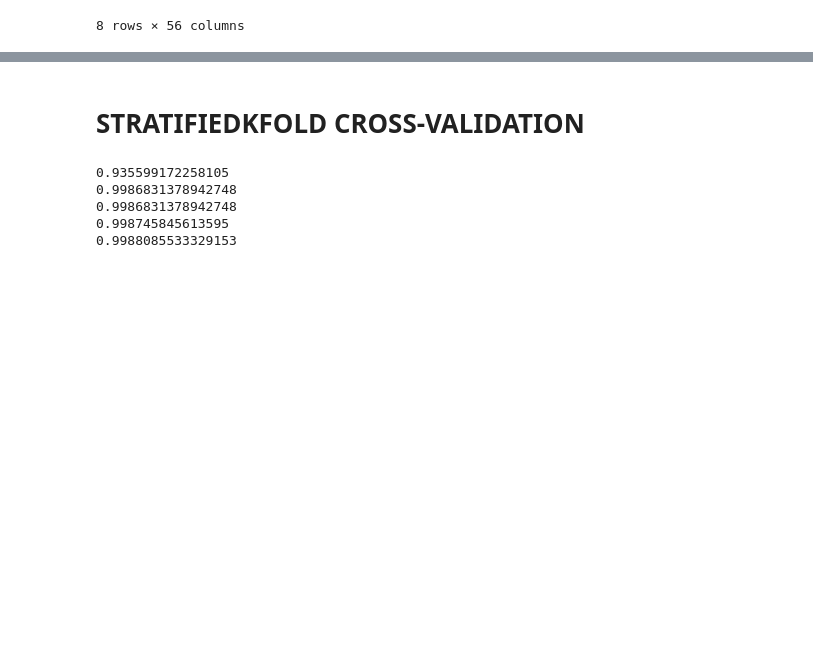
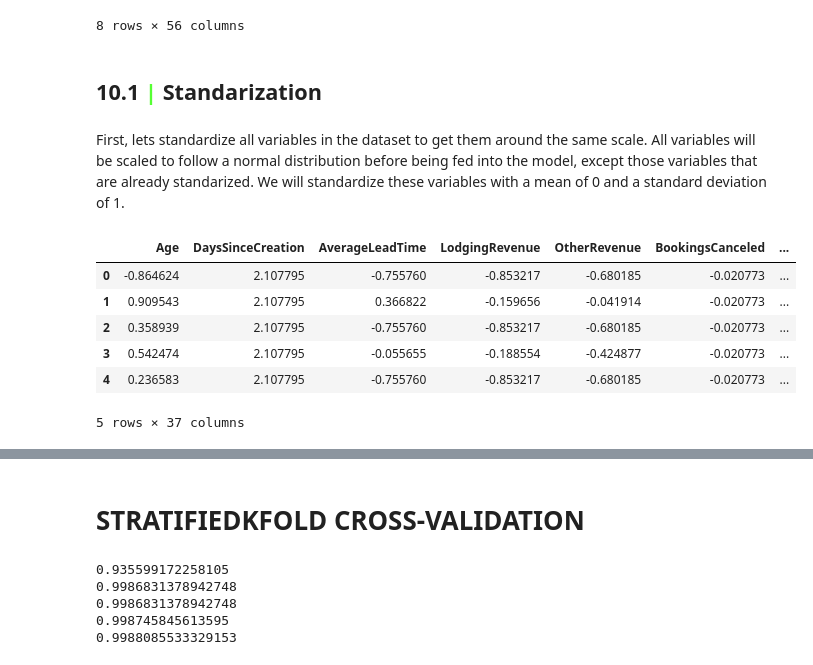
Before and after one commit to iremirezdeganuza72/Cohort_Analysis, a Jupyter notebook: Cohort analysis and segmentation.ipynb, the cells around one changed output, grey strips where cells are left out. Saved outputs shown, nothing was run; the diff lists cells and outputs as text; code cells hidden in the pictures; blank space fills up the shorter version.

```diff
--- a/Cohort analysis and segmentation.ipynb
+++ b/Cohort analysis and segmentation.ipynb
@@ -1054,3 +1050,58 @@ df1.describe()
 | 75% | 57.000000 | 694.000000 | 98.000000 | 402.300000 | 85.000000 | 0.000000 | ... |
 | max | 96.000000 | 1095.000000 | 588.000000 | 5220.000000 | 1840.650000 | 4.000000 | ... |
 8 rows × 56 columns
+# %% [markdown]
+## <b>10.1 <span style='color:#56ff33'>|</span> Standarization</b>
+# %% [markdown]
+First, lets standardize all variables in the dataset to get them around the same scale. All variables will be scaled to follow a normal distribution before being fed into the model, except those variables that are already standarized. We will standardize these variables with a mean of 0 and a standard deviation of 1.
+# %%
+col_names = ["Age",
+"DaysSinceCreation",
+"AverageLeadTime",
+"LodgingRevenue",
+"OtherRevenue",
+"BookingsCanceled",
+"BookingsNoShowed",
+"BookingsCheckedIn",
+"PersonsNights",
+"RoomNights",
+"DaysSinceLastStay",
+"DaysSinceFirstStay",
+"SRHighFloor",
+"SRLowFloor",
+"SRAccessibleRoom",
+"SRMediumFloor",
+"SRBathtub",
+"SRShower",
+"SRCrib",
+"SRKingSizeBed",
+"SRTwinBed",
+"SRNearElevator",
+"SRAwayFromElevator",
+"SRNoAlcoholInMiniBar",
+"SRQuietRoom",
+"TotalRevenue",
+"ADR",
+"ALOS",
+"DistributionChannel_Direct",
+"DistributionChannel_Electronic Distribution",
+"DistributionChannel_Travel Agent/Operator",
+"MarketSegment_Complementary",
+"MarketSegment_Corporate",
+"MarketSegment_Direct",
+"MarketSegment_Groups",
+"MarketSegment_Other",
+"MarketSegment_Travel Agent/Operator"]
+features = df1[col_names]
+scaler = StandardScaler().fit(features.values)
+features = scaler.transform(features.values)
+scaled_features = pd.DataFrame(features, columns = col_names)
+scaled_features.head()
+# %% [output]
+|  | Age | DaysSinceCreation | AverageLeadTime | LodgingRevenue | OtherRevenue | BookingsCanceled | ... |
+| 0 | -0.864624 | 2.107795 | -0.755760 | -0.853217 | -0.680185 | -0.020773 | ... |
+| 1 | 0.909543 | 2.107795 | 0.366822 | -0.159656 | -0.041914 | -0.020773 | ... |
+| 2 | 0.358939 | 2.107795 | -0.755760 | -0.853217 | -0.680185 | -0.020773 | ... |
+| 3 | 0.542474 | 2.107795 | -0.055655 | -0.188554 | -0.424877 | -0.020773 | ... |
+| 4 | 0.236583 | 2.107795 | -0.755760 | -0.853217 | -0.680185 | -0.020773 | ... |
+5 rows × 37 columns
```
Also changed, not shown: parts of 29 cells of this notebook.
